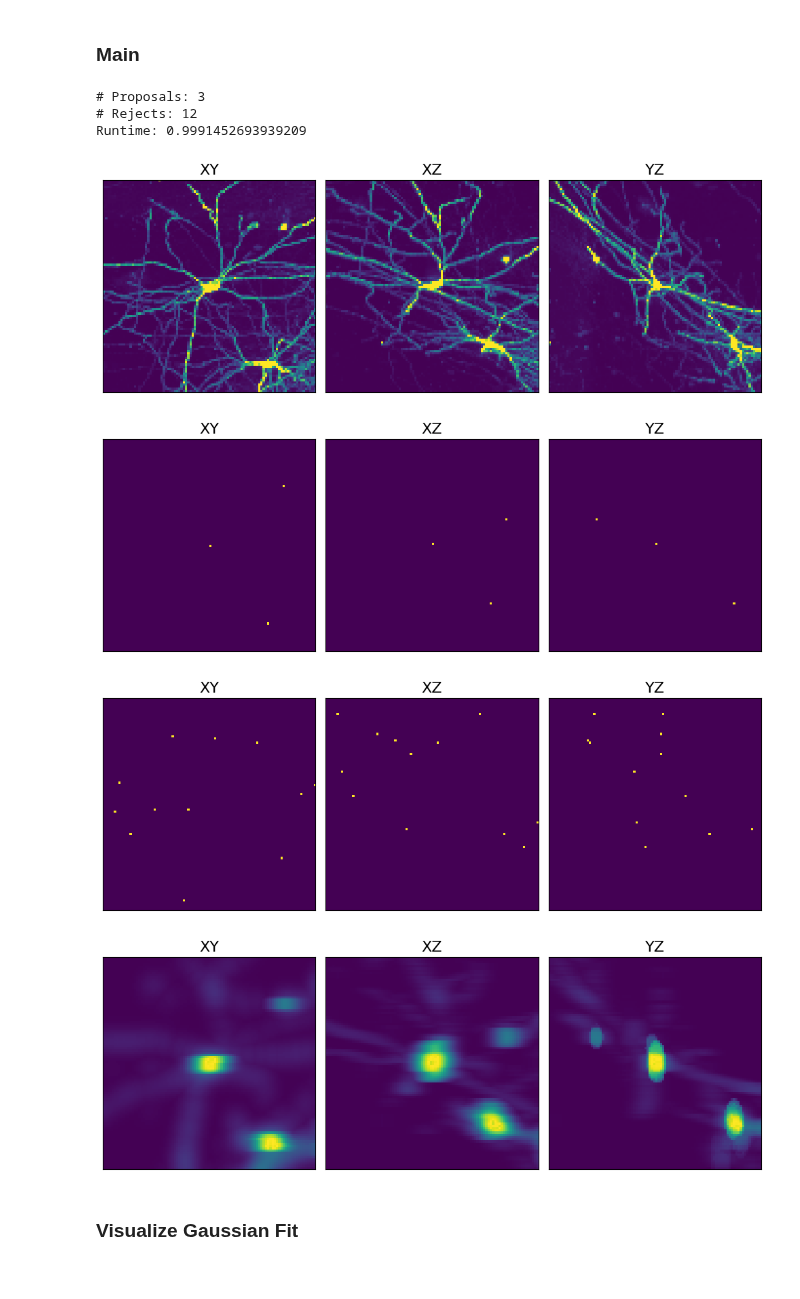
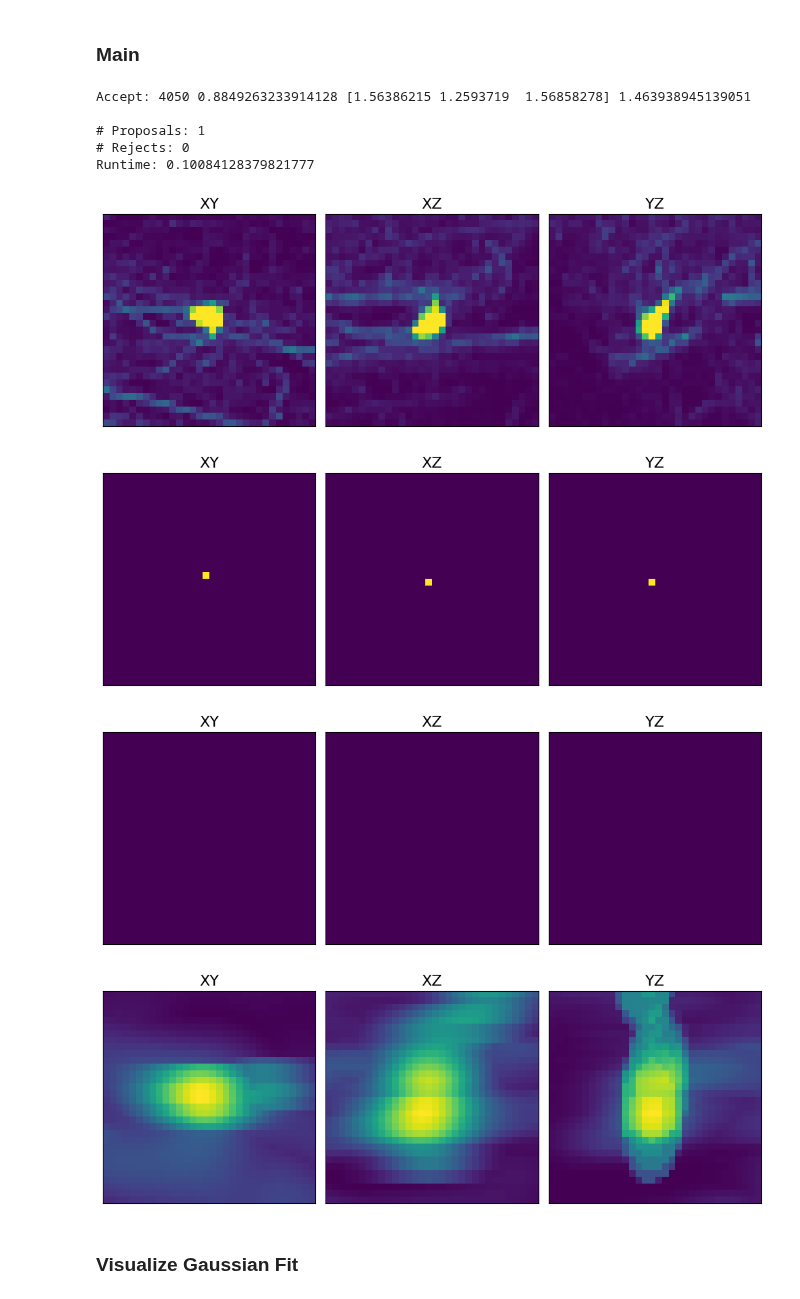
Before and after one commit to AllenNeuralDynamics/aind-exaspim-soma-detection, a Jupyter notebook: tutorials/soma_proposal_generation.ipynb, the cells around one changed output. Saved outputs shown, nothing was run; the diff lists cells and outputs as text; code cells hidden in the pictures.

Commit message:
refactor: integrated proposal updates

```diff
--- a/tutorials/soma_proposal_generation.ipynb
+++ b/tutorials/soma_proposal_generation.ipynb
@@ -120,16 +106,15 @@ def get_detections_img(shape, voxels):
 # %%
 # Parameters
 bucket_name = "aind-open-data"
-brain_id = "730902"
+brain_id = "719654"
 multiscale = 4
 
-bright_threshold = 160
-LoG_sigma = 4.5
+bright_threshold = 1
+LoG_sigma = 5
 d = 16  # image margin
 
 # Open img
-name_lookup = util.read_json("./exaspim_image_names.json")
-prefix = f"s3://{bucket_name}/{name_lookup[brain_id]}/fused.zarr/{multiscale}"
-img = img_util.open_img(prefix)
+prefix_lookup = util.read_json("/root/capsule/data/exaspim_image_prefixes.json")
+img = img_util.open_img(prefix_lookup[brain_id] + str(multiscale))
 print("Image Shape:", img.shape)
 # %% [output]
@@ -138,43 +123,45 @@ Image Shape: (1, 1, 1823, 1818, 3917)
 ### Main
 # %%
 # Region of interest
-xyz = [30868.83,15276.889,7985.6714]
-shape = [128, 128, 128]
+xyz = [10331.349,14920.623,10028.0]
+shape = [64, 64, 64]
 
 # Read image patch
 voxel = img_util.to_voxels(xyz, multiscale=multiscale)
 img_patch = spg.get_patch(img, voxel, shape, from_center=True)
 
 # Proposal generation
 t0 = time()
-propsals, LoG_img_patch = detect_blobs(img_patch, bright_threshold, LoG_sigma)
-proposals, rejects = filter_proposals(img_patch, propsals, d, radius=6)
+proposals, LoG_img_patch = detect_blobs(img_patch, bright_threshold, LoG_sigma, d)
+proposals, rejects = filter_proposals(img_patch, proposals, radius=5)
 
-print("# Proposals:", len(proposals))
+print("\n# Proposals:", len(proposals))
 print("# Rejects:", len(rejects))
 print("Runtime:", time() - t0)
 
 # Visualize Results
 proposals_img = get_detections_img(img_patch.shape, proposals)
 rejects_img = get_detections_img(img_patch.shape, rejects)
 
 img_util.plot_mips(img_patch[d:-d, d:-d, d:-d], clip_bool=True)
 img_util.plot_mips(proposals_img[d:-d, d:-d, d:-d])
 img_util.plot_mips(rejects_img[d:-d, d:-d, d:-d])
 img_util.plot_mips(LoG_img_patch[d:-d, d:-d, d:-d])
 
 # Save Results
-imwrite("img_patch.tiff", img_patch[d:-d, d:-d, d:-d])
-imwrite("proposals.tiff", proposals_img[d:-d, d:-d, d:-d])
-imwrite("rejects.tiff", rejects_img[d:-d, d:-d, d:-d])
+#imwrite("img_patch.tiff", img_patch[d:-d, d:-d, d:-d])
+#imwrite("proposals.tiff", proposals_img[d:-d, d:-d, d:-d])
+#imwrite("rejects.tiff", rejects_img[d:-d, d:-d, d:-d])
 # %% [output]
-# Proposals: 3
-# Rejects: 12
-Runtime: 0.9991452693939209
+Accept: 4050 0.8849263233914128 [1.56386215 1.2593719  1.56858278] 1.463938945139051
+
+# Proposals: 1
+# Rejects: 0
+Runtime: 0.10084128379821777
-[figure, old version]
+[figure, new version]
-[figure, old version]
+[figure, new version]
-[figure, old version]
+[figure, new version]
-[figure, old version]
+[figure, new version]
 # %% [markdown]
 ### Visualize Gaussian Fit
 # %%
```
Also changed, not shown: parts of 4 cells of this notebook.
